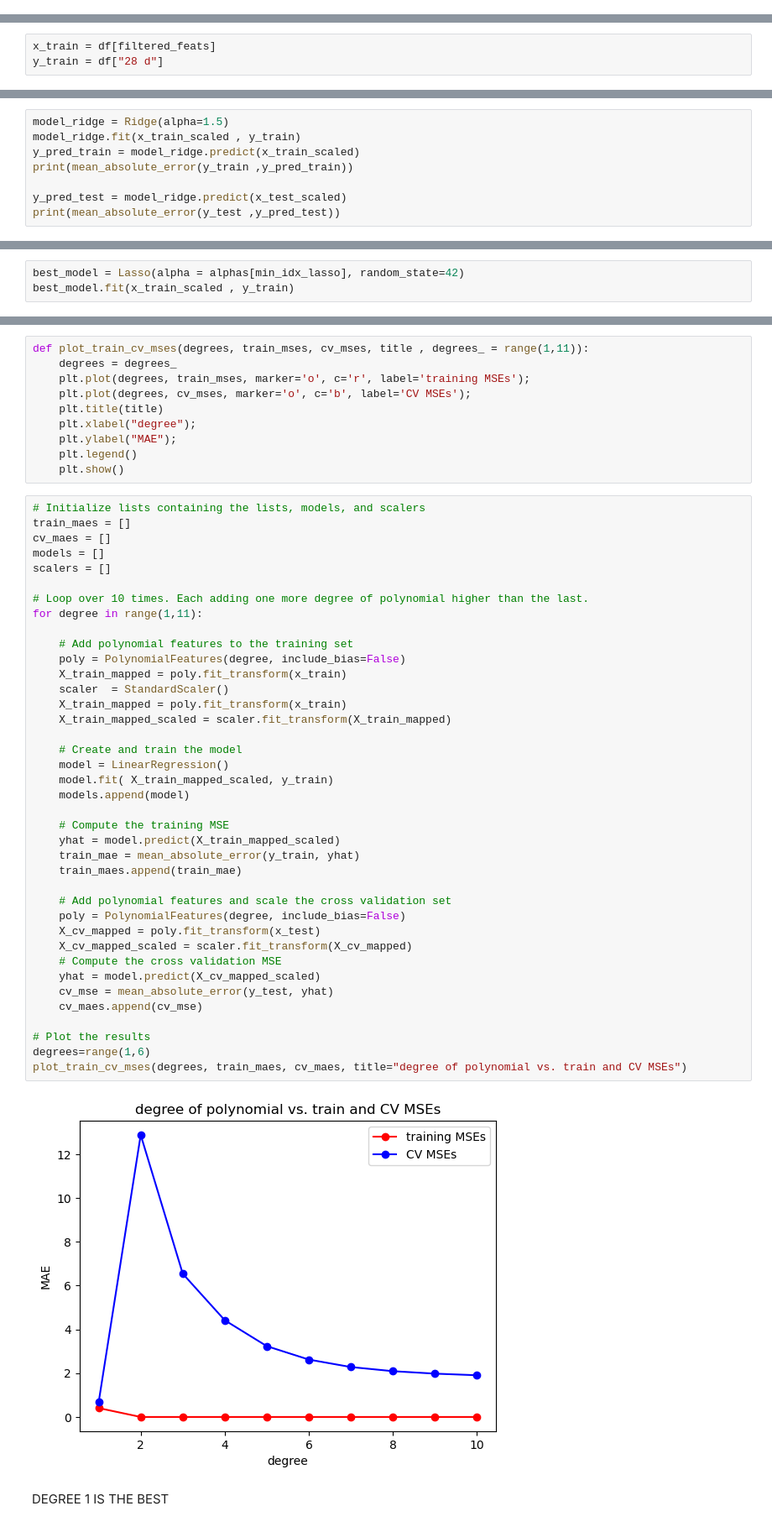
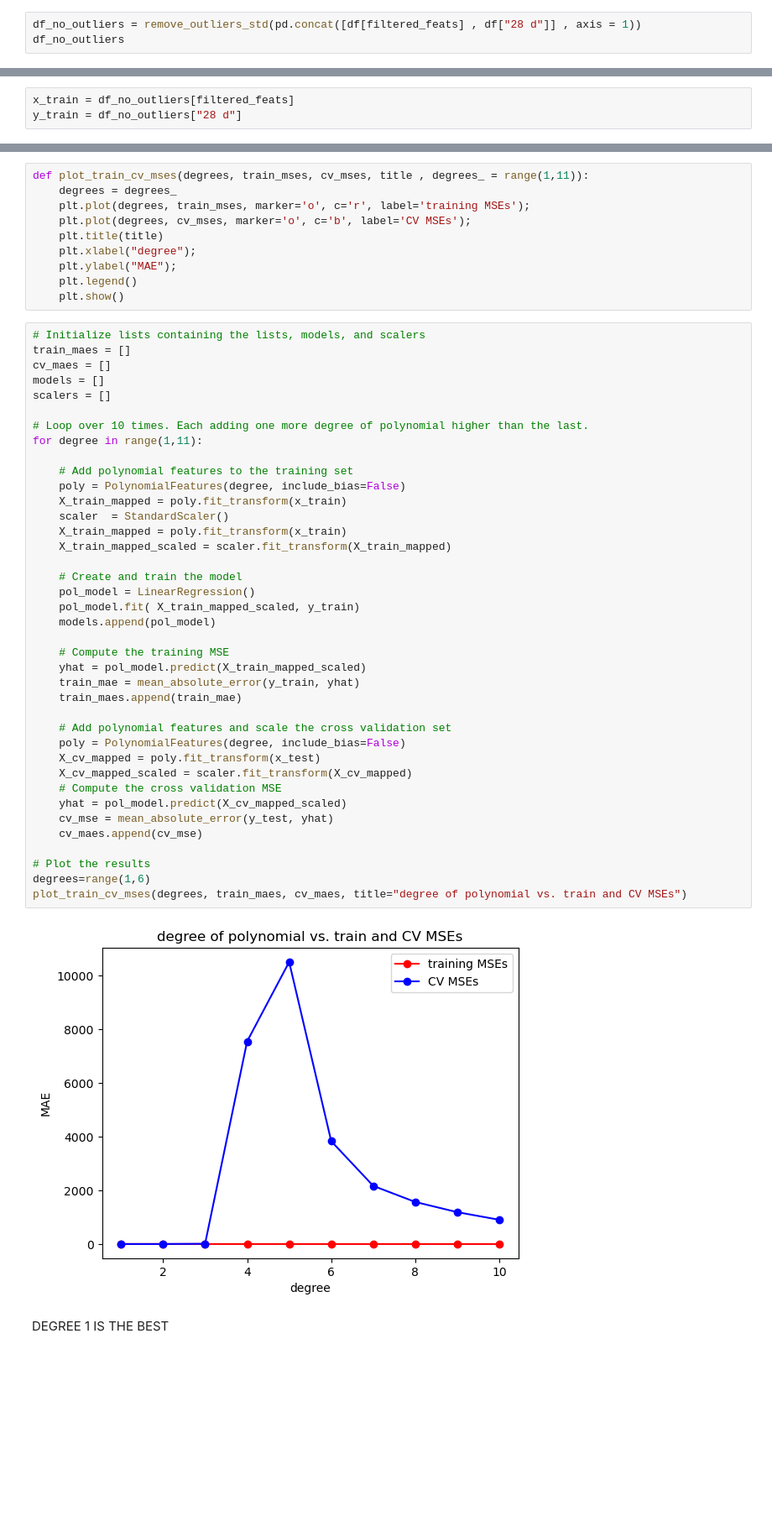
Before and after one commit to abdelaleeem/Regression-models-to-predict-the-strength-of-Cement-initial-and-final-setting-time, a Jupyter notebook: 28 days strength final update.ipynb, the cells around one changed output, grey strips where cells are left out. Shown at 84% size. Saved outputs shown, nothing was run; the diff lists cells and outputs as text; blank space fills up the shorter version.

```diff
--- a/28 days strength final update.ipynb
+++ b/28 days strength final update.ipynb
@@ -234,3 +238,6 @@ from sklearn.ensemble import RandomForestRegressor , AdaBoostRegressor , ExtraTr
 from xgboost import XGBRegressor
 from sklearn.svm import SVR
 from sklearn.neighbors import KNeighborsRegressor
+# %%
+df_no_outliers = remove_outliers_std(pd.concat([df[filtered_feats] , df["28 d"]] , axis = 1))
+df_no_outliers
@@ -237,6 +258,6 @@ from sklearn.neighbors import KNeighborsRegressor
 # %%
-x_train = df[filtered_feats]
-y_train = df["28 d"]
+x_train = df_no_outliers[filtered_feats]
+y_train = df_no_outliers["28 d"]
 # %% [markdown]
 ## I will use Z-score method to standerdize the features to zero mean and 1 standard deviations:
 1. as blaine feature's range is in thousands and the other features are in percentages
@@ -281,8 +299,0 @@ mean_absolute_error(y_test ,y_pred_test)
-# %%
-model_ridge = Ridge(alpha=1.5)
-model_ridge.fit(x_train_scaled , y_train)
-y_pred_train = model_ridge.predict(x_train_scaled)
-print(mean_absolute_error(y_train ,y_pred_train))
-
-y_pred_test = model_ridge.predict(x_test_scaled)
-print(mean_absolute_error(y_test ,y_pred_test))
@@ -361,3 +299,0 @@ Lasso Performs well with a MAE of 0.62 on test set
-# %%
-best_model = Lasso(alpha = alphas[min_idx_lasso], random_state=42)
-best_model.fit(x_train_scaled , y_train)
@@ -442,39 +360,39 @@ models = []
 scalers = []
 
 # Loop over 10 times. Each adding one more degree of polynomial higher than the last.
 for degree in range(1,11):
 
     # Add polynomial features to the training set
     poly = PolynomialFeatures(degree, include_bias=False)
     X_train_mapped = poly.fit_transform(x_train)
     scaler  = StandardScaler()
     X_train_mapped = poly.fit_transform(x_train)
     X_train_mapped_scaled = scaler.fit_transform(X_train_mapped)
 
     # Create and train the model
-    model = LinearRegression()
-    model.fit( X_train_mapped_scaled, y_train)
-    models.append(model)
+    pol_model = LinearRegression()
+    pol_model.fit( X_train_mapped_scaled, y_train)
+    models.append(pol_model)
 
     # Compute the training MSE
-    yhat = model.predict(X_train_mapped_scaled)
+    yhat = pol_model.predict(X_train_mapped_scaled)
     train_mae = mean_absolute_error(y_train, yhat)
     train_maes.append(train_mae)
 
     # Add polynomial features and scale the cross validation set
     poly = PolynomialFeatures(degree, include_bias=False)
     X_cv_mapped = poly.fit_transform(x_test)
     X_cv_mapped_scaled = scaler.fit_transform(X_cv_mapped)
     # Compute the cross validation MSE
-    yhat = model.predict(X_cv_mapped_scaled)
+    yhat = pol_model.predict(X_cv_mapped_scaled)
     cv_mse = mean_absolute_error(y_test, yhat)
     cv_maes.append(cv_mse)
 
 # Plot the results
 degrees=range(1,6)
 plot_train_cv_mses(degrees, train_maes, cv_maes, title="degree of polynomial vs. train and CV MSEs")
 # %% [output]
-[figure, old version]
+[figure, new version]
 # %% [markdown]
 DEGREE 1 IS THE BEST
 # %%
```
Also changed, not shown: parts of 78 cells of this notebook.
